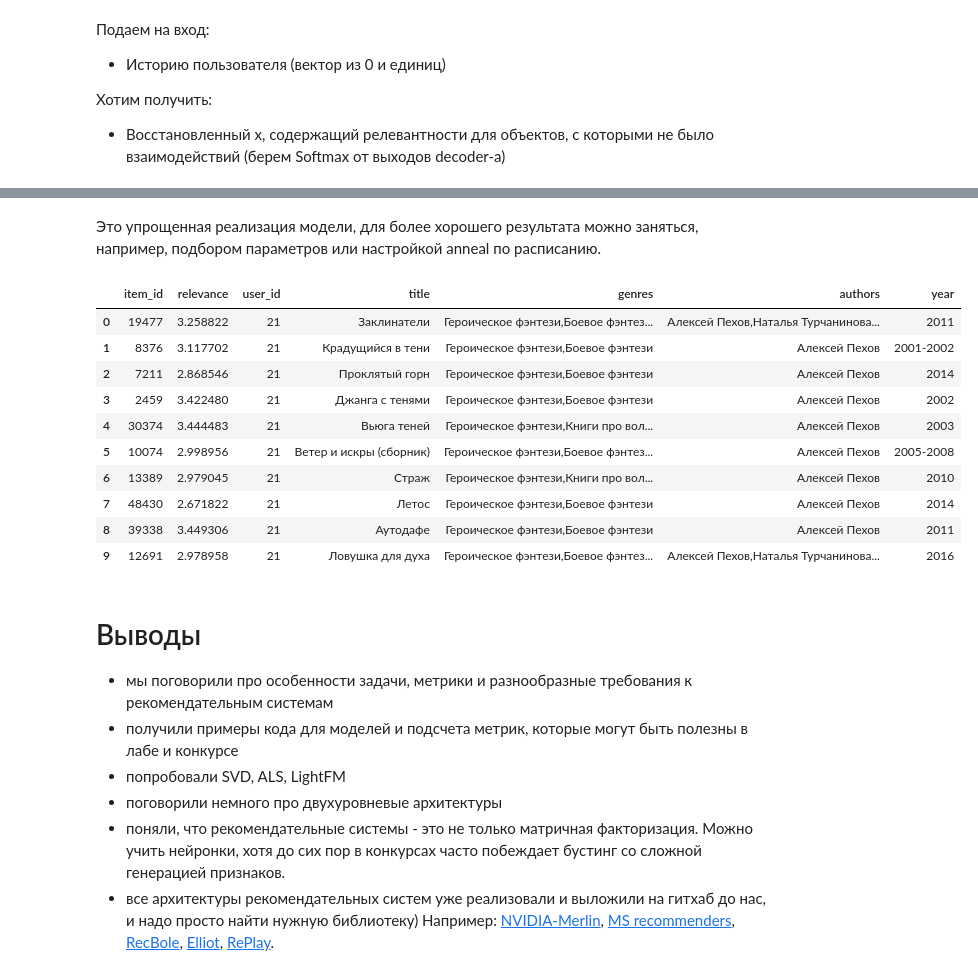
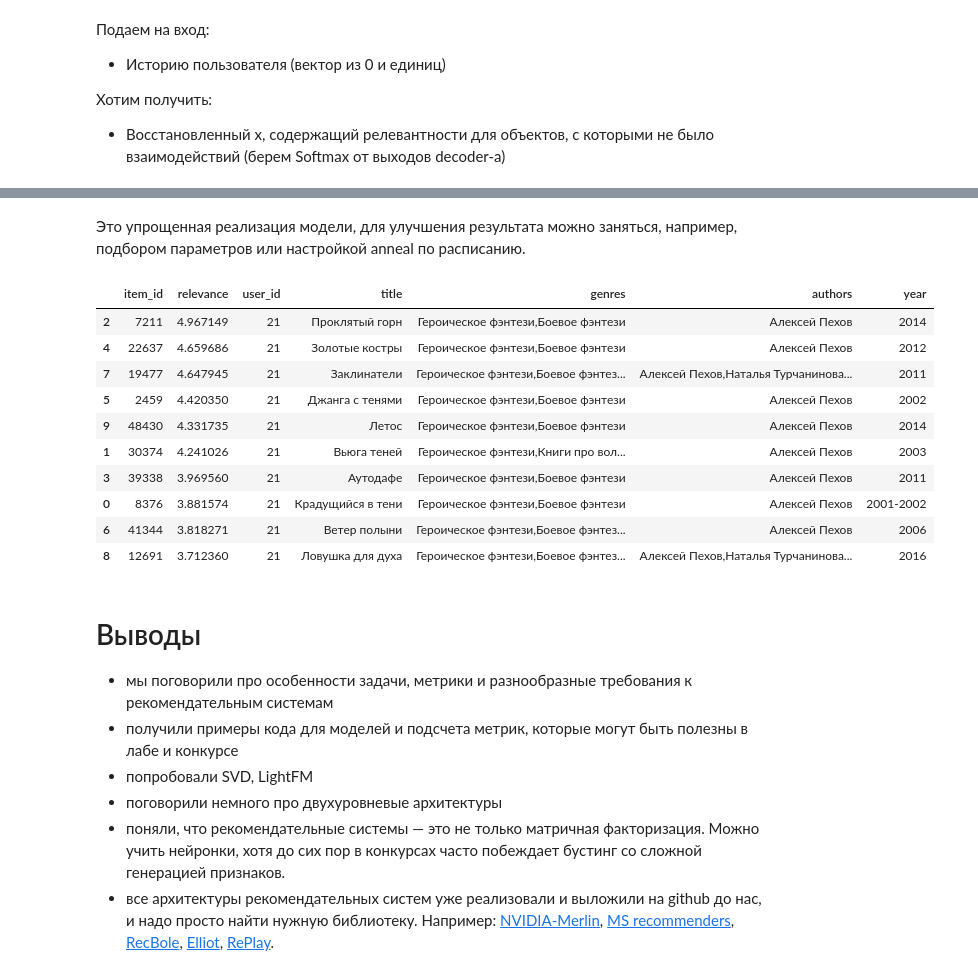
Before and after one commit to monkey0head/recsys_sem, a Jupyter notebook: recommender_systems_intro_2022.ipynb, the cells around one changed output, grey strips where cells are left out. Cells and saved outputs as stored; diff of their text form; code cells hidden in the pictures.

```diff
--- a/recommender_systems_intro_2022.ipynb
+++ b/recommender_systems_intro_2022.ipynb
@@ -1535,5 +1546,2 @@ lfm_dataset.fit_partial(user_features=unique_user_tags, item_features=unique_ite
 # %%
-user_mapping = lfm_dataset.mapping()[0]
-user_f_mapping = lfm_dataset.mapping()[1]
-item_mapping = lfm_dataset.mapping()[2]
-item_f_mapping = lfm_dataset.mapping()[3]
+user_mapping, item_mapping = lfm_dataset.mapping()[0], lfm_dataset.mapping()[2]
@@ -1920,5 +1885,5 @@ get_log_info(train_second)
 # ======= YOUR CODE HERE ==========
 first_level = SVDModel(rank=64)
 first_level.fit(log=train_first, user_features=None, item_features=None)
-first_level_pred = first_level.predict(log=train_first, users=pd.Series(train_second['user_id'].unique()), k=100, user_features=None, item_features=None, filter_seen=False)
+first_level_pred = first_level.predict(log=train_first, users=pd.Series(train_second['user_id'].unique()), k=50, user_features=None, item_features=None, filter_seen=True)
 # %% [output]
@@ -2077,11 +2064,11 @@ class MultVAEDataset(Dataset):
     def __init__(self, X, item_count):
         self.item_count = item_count
         # introduce new user ids to reduce sparse matrix size
-        self.user_mapping = {i: u_id for i, u_id in enumerate(X["user_id"].unique())}
-        self.inverse_users_mapping ={u_id: number for number, u_id in self.user_mapping.items()}
+        self.user_mapping = {u_id: i for i, u_id in enumerate(X["user_id"].unique())}
+        self.inverse_users_mapping ={i: u_id for u_id, i in self.user_mapping.items()}
         self.X = csr_matrix((
                 np.ones(len(X["user_id"])),
-                (X["user_id"].map(self.inverse_users_mapping).values, X["item_id"].values)),
+                (X["user_id"].map(self.user_mapping).values, X["item_id"].values)),
                 shape=(len(self.user_mapping), self.item_count))
 
 
@@ -2089,8 +2076,8 @@ class MultVAEDataset(Dataset):
         return len(self.user_mapping)
 
     def get_vector(self, u_id):
-        return self.X[self.inverse_users_mapping[u_id]].toarray().ravel().astype('float32')
+        return self.X[self.user_mapping[u_id]].toarray().ravel().astype('float32')
 
     def __getitem__(self, idx):
-        return self.X[idx].toarray().ravel().astype('float32'), self.user_mapping[idx]
+        return self.X[idx].toarray().ravel().astype('float32'), self.inverse_users_mapping[idx]
 # %%
@@ -2347,33 +2332,34 @@ model, optimizer, losses = learning_loop(model=model,
 # %% [markdown]
-Это упрощенная реализация модели, для более хорошего результата можно заняться, например, подбором параметров или настройкой anneal по расписанию.
+Это упрощенная реализация модели, для улучшения результата можно заняться, например, подбором параметров или настройкой anneal по расписанию.
 # %%
+seen = train_by_date[train_by_date['user_id'] == 21].shape[0]
 output= model(torch.tensor(train_dataset.get_vector(21)).reshape(1, -1).to(device))[0].detach().cpu().numpy().flatten()
 ids = np.argpartition(output, -(seen + K))[-(seen + K):]
 rel = output[ids]
 res = pd.DataFrame({'item_id' : ids, 'relevance': rel})
 res['user_id'] = 21
 pred_21 = filter_seen_items(X_train, res)
-pred_21 = leave_top_k(res, K)
+pred_21 = leave_top_k(pred_21, K)
 # %%
-pred_21.merge(i_features, on='item_id')
+pred_21.merge(i_features, on='item_id').sort_values('relevance', ascending=False)
 # %% [output]
 |  | item_id | relevance | user_id | title | genres | authors | year |
-| 0 | 19477 | 3.258822 | 21 | Заклинатели | Героическое фэнтези,Боевое фэнтез... | Алексей Пехов,Наталья Турчанинова... | 2011 |
-| 1 | 8376 | 3.117702 | 21 | Крадущийся в тени | Героическое фэнтези,Боевое фэнтези | Алексей Пехов | 2001-2002 |
-| 2 | 7211 | 2.868546 | 21 | Проклятый горн | Героическое фэнтези,Боевое фэнтези | Алексей Пехов | 2014 |
-| 3 | 2459 | 3.422480 | 21 | Джанга с тенями | Героическое фэнтези,Боевое фэнтези | Алексей Пехов | 2002 |
-| 4 | 30374 | 3.444483 | 21 | Вьюга теней | Героическое фэнтези,Книги про вол... | Алексей Пехов | 2003 |
-| 5 | 10074 | 2.998956 | 21 | Ветер и искры (сборник) | Героическое фэнтези,Боевое фэнтез... | Алексей Пехов | 2005-2008 |
-| 6 | 13389 | 2.979045 | 21 | Страж | Героическое фэнтези,Книги про вол... | Алексей Пехов | 2010 |
-| 7 | 48430 | 2.671822 | 21 | Летос | Героическое фэнтези,Боевое фэнтези | Алексей Пехов | 2014 |
-| 8 | 39338 | 3.449306 | 21 | Аутодафе | Героическое фэнтези,Боевое фэнтези | Алексей Пехов | 2011 |
-| 9 | 12691 | 2.978958 | 21 | Ловушка для духа | Героическое фэнтези,Боевое фэнтез... | Алексей Пехов,Наталья Турчанинова... | 2016 |
+| 2 | 7211 | 4.967149 | 21 | Проклятый горн | Героическое фэнтези,Боевое фэнтези | Алексей Пехов | 2014 |
+| 4 | 22637 | 4.659686 | 21 | Золотые костры | Героическое фэнтези,Боевое фэнтези | Алексей Пехов | 2012 |
+| 7 | 19477 | 4.647945 | 21 | Заклинатели | Героическое фэнтези,Боевое фэнтез... | Алексей Пехов,Наталья Турчанинова... | 2011 |
+| 5 | 2459 | 4.420350 | 21 | Джанга с тенями | Героическое фэнтези,Боевое фэнтези | Алексей Пехов | 2002 |
+| 9 | 48430 | 4.331735 | 21 | Летос | Героическое фэнтези,Боевое фэнтези | Алексей Пехов | 2014 |
+| 1 | 30374 | 4.241026 | 21 | Вьюга теней | Героическое фэнтези,Книги про вол... | Алексей Пехов | 2003 |
+| 3 | 39338 | 3.969560 | 21 | Аутодафе | Героическое фэнтези,Боевое фэнтези | Алексей Пехов | 2011 |
+| 0 | 8376 | 3.881574 | 21 | Крадущийся в тени | Героическое фэнтези,Боевое фэнтези | Алексей Пехов | 2001-2002 |
+| 6 | 41344 | 3.818271 | 21 | Ветер полыни | Героическое фэнтези,Боевое фэнтез... | Алексей Пехов | 2006 |
+| 8 | 12691 | 3.712360 | 21 | Ловушка для духа | Героическое фэнтези,Боевое фэнтез... | Алексей Пехов,Наталья Турчанинова... | 2016 |
 # %% [markdown]
 # Выводы
 - мы поговорили про особенности задачи, метрики и разнообразные требования к рекомендательным системам
 - получили примеры кода для моделей и подсчета метрик, которые могут быть полезны в лабе и конкурсе
-- попробовали SVD, ALS, LightFM
+- попробовали SVD, LightFM
 - поговорили немного про двухуровневые архитектуры
-- поняли, что рекомендательные системы - это не только матричная факторизация. Можно учить нейронки, хотя до сих пор в конкурсах часто побеждает бустинг со сложной генерацией признаков.
-- все архитектуры рекомендательных систем уже реализовали и выложили на гитхаб до нас, и надо просто найти нужную библиотеку) Например: [NVIDIA-Merlin](https://github.com/NVIDIA-Merlin/Merlin), [MS recommenders](https://github.com/microsoft/recommenders), [RecBole](https://github.com/RUCAIBox/RecBole), [Elliot](https://github.com/sisinflab/elliot), [RePlay](https://github.com/sberbank-ai-lab/RePlay).
+- поняли, что рекомендательные системы — это не только матричная факторизация. Можно учить нейронки, хотя до сих пор в конкурсах часто побеждает бустинг со сложной генерацией признаков.
+- все архитектуры рекомендательных систем уже реализовали и выложили на github до нас, и надо просто найти нужную библиотеку. Например: [NVIDIA-Merlin](https://github.com/NVIDIA-Merlin/Merlin), [MS recommenders](https://github.com/microsoft/recommenders), [RecBole](https://github.com/RUCAIBox/RecBole), [Elliot](https://github.com/sisinflab/elliot), [RePlay](https://github.com/sberbank-ai-lab/RePlay).
 # %%
```
Also changed, not shown: parts of 166 cells of this notebook, 2 other files.
